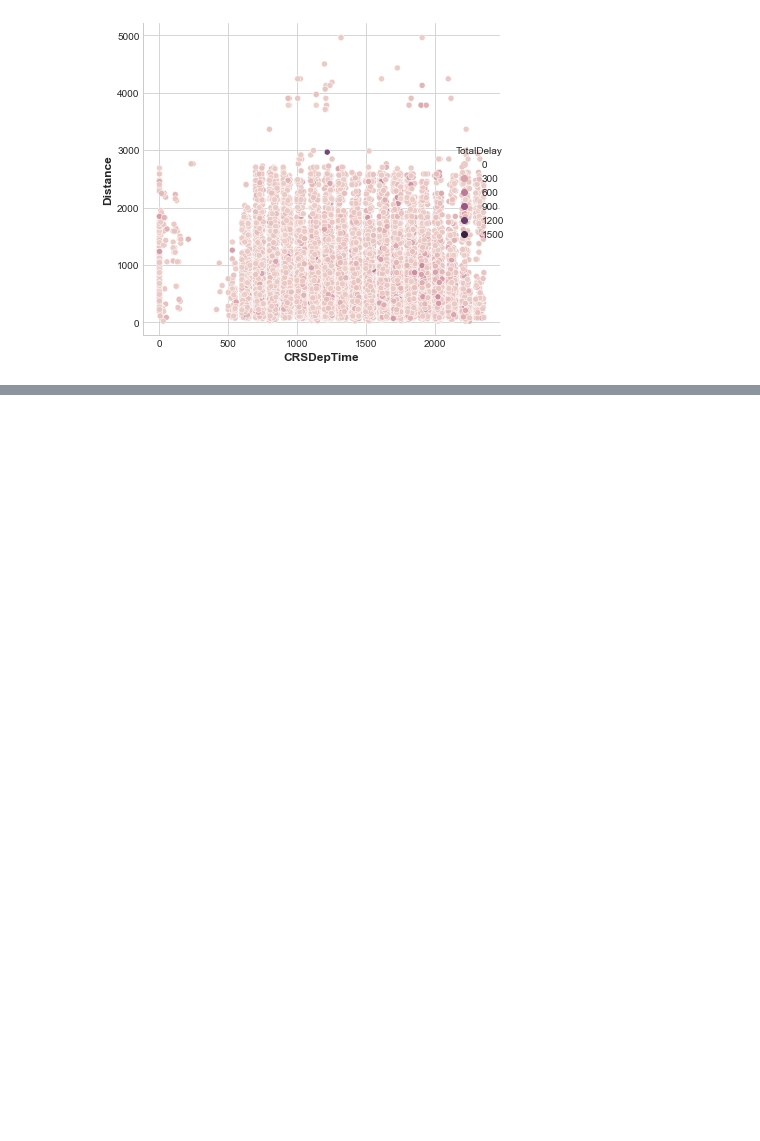
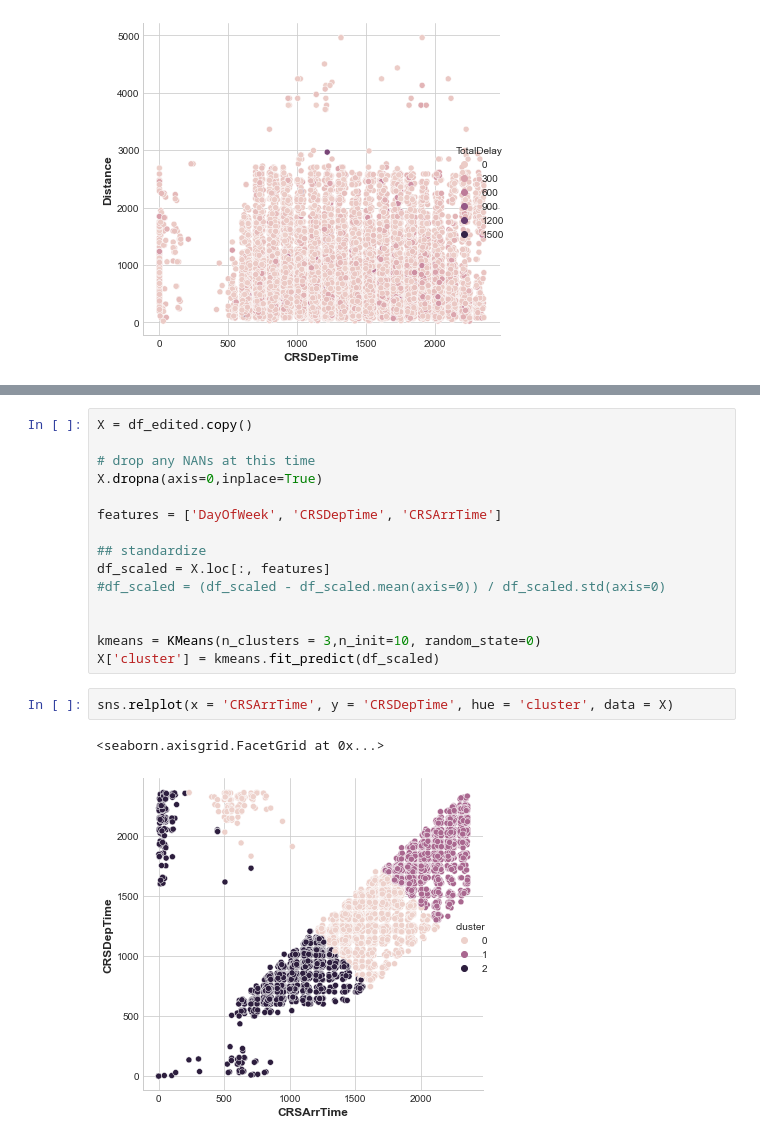
Before and after one commit to joshfuchs/ML_projects, a Jupyter notebook: flight_delays.ipynb, the cells around one changed output, grey strips where cells are left out. Drawn from its saved outputs; the diff is of its cells as text; blank space fills up the shorter version.

Commit message:
mutual info and Kmeans

```diff
--- a/flight_delays.ipynb
+++ b/flight_delays.ipynb
@@ -215,0 +268,20 @@ sns.relplot(x = 'CRSDepTime', y = 'Distance', hue = 'TotalDelay', data = df_edit
+# %%
+X = df_edited.copy()
+
+# drop any NANs at this time
+X.dropna(axis=0,inplace=True)
+
+features = ['DayOfWeek', 'CRSDepTime', 'CRSArrTime']
+
+## standardize
+df_scaled = X.loc[:, features]
+#df_scaled = (df_scaled - df_scaled.mean(axis=0)) / df_scaled.std(axis=0)
+
+
+kmeans = KMeans(n_clusters = 3,n_init=10, random_state=0)
+X['cluster'] = kmeans.fit_predict(df_scaled)
+# %%
+sns.relplot(x = 'CRSArrTime', y = 'CRSDepTime', hue = 'cluster', data = X)
+# %% [output]
+<seaborn.axisgrid.FacetGrid at 0x...>
+[figure, added]
```
Also changed, not shown: parts of 6 cells of this notebook.
